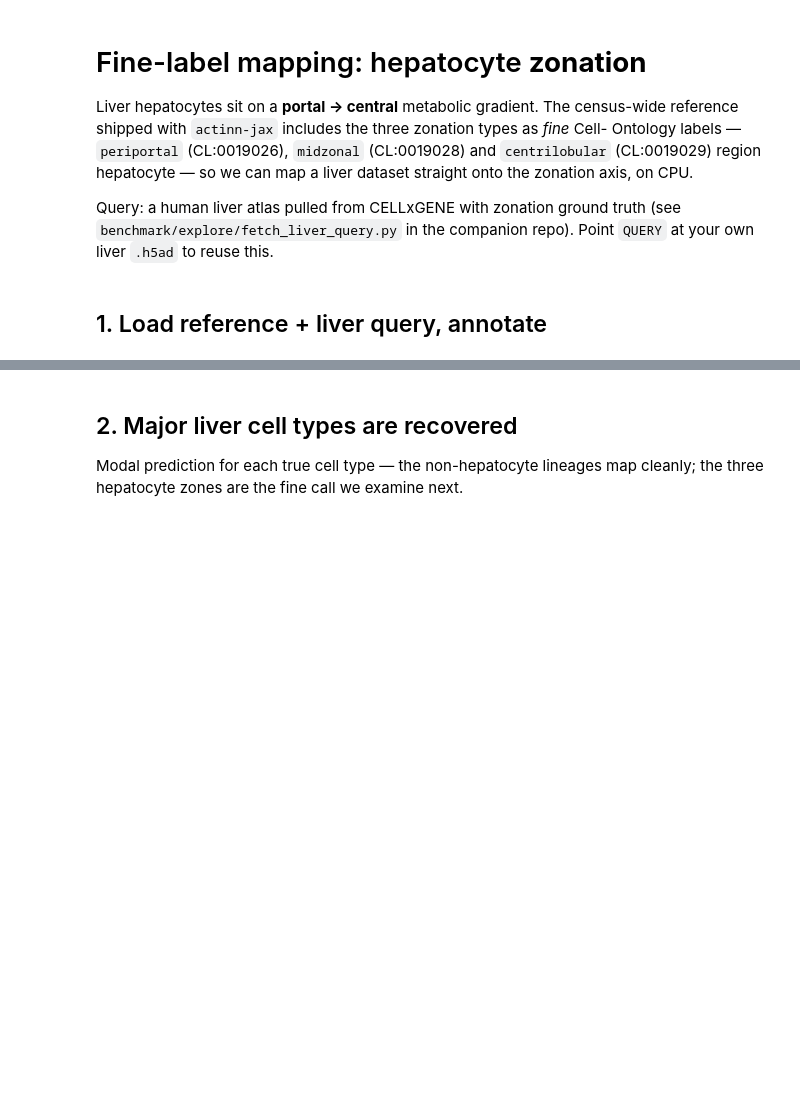
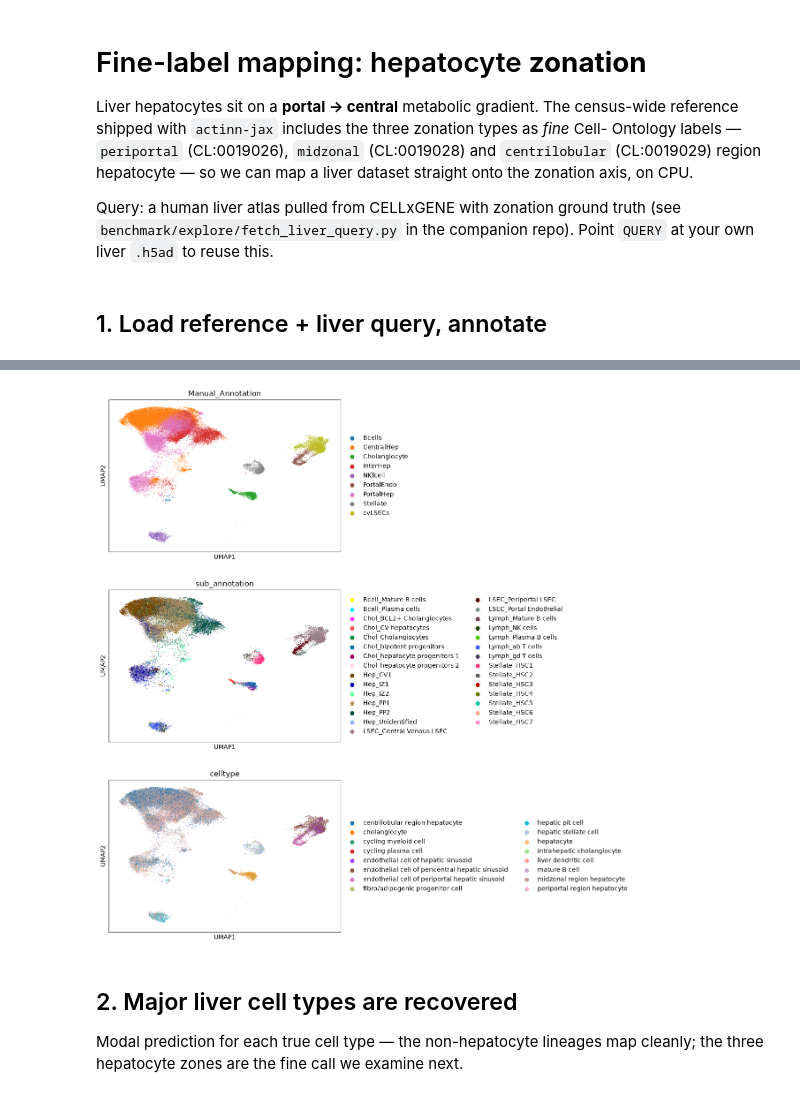
Before and after one commit to iandriver/actinn-jax, a Jupyter notebook: examples/liver_zonation.ipynb, the cells around one changed output, grey strips where cells are left out. Saved outputs shown, nothing was run; the diff lists cells and outputs as text; code cells hidden in the pictures; blank space fills up the shorter version.

```diff
--- a/examples/liver_zonation.ipynb
+++ b/examples/liver_zonation.ipynb
@@ -31,3 +126,11 @@ query cell types: 12
+# %%
+adata2 = adata[adata.obs['celltype'].isin([a[0] for a in Counter(adata.obs['celltype']).most_common() if a[1]>50])].copy()
+# %%
+adata2.uns['celltype_colors'] = {}
+# %%
+sc.pl.umap(adata2, color=['Manual_Annotation','sub_annotation','celltype'], ncols=1)
+# %% [output]
+[figure, added]
 # %% [markdown]
 ## 2. Major liver cell types are recovered
 
```
Also changed, not shown: parts of 24 cells of this notebook, 5 other files.
